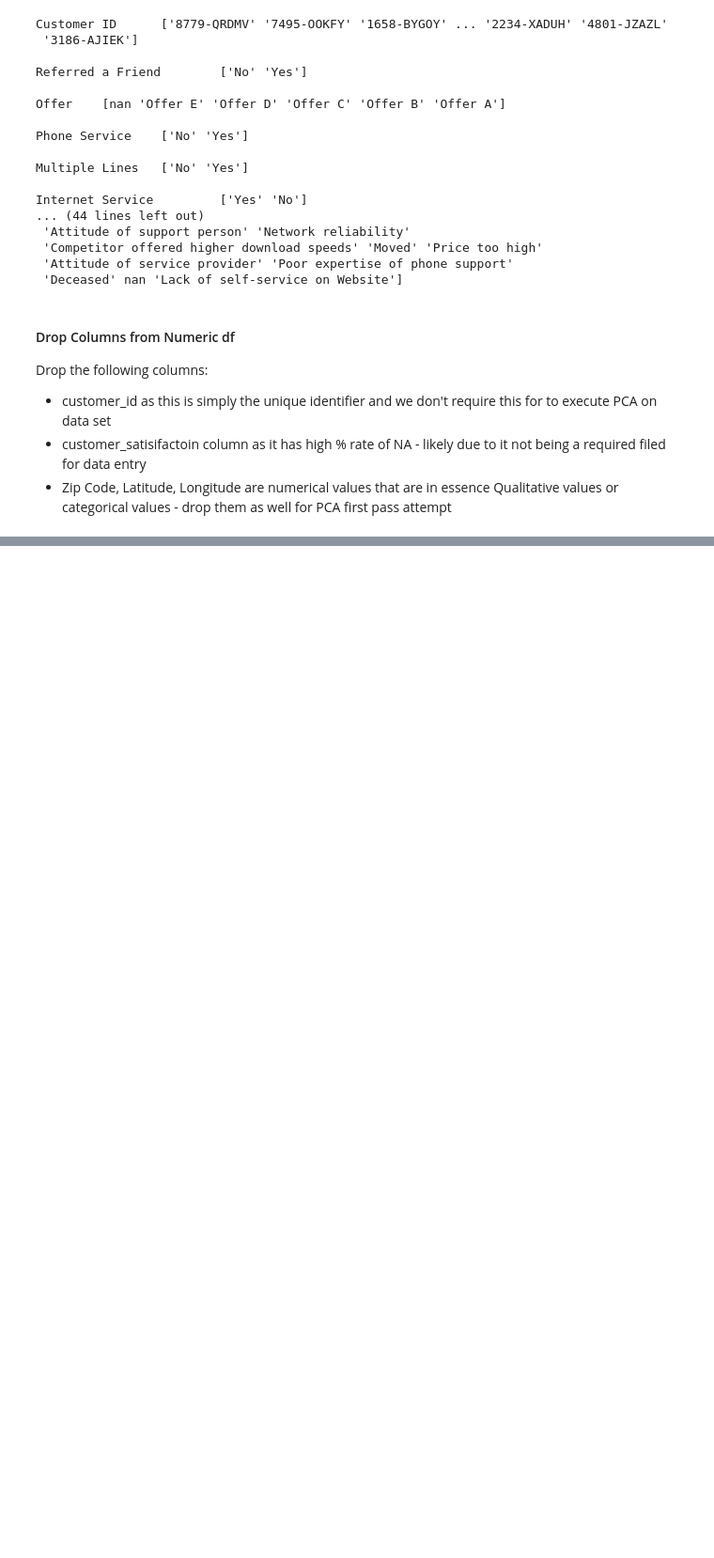
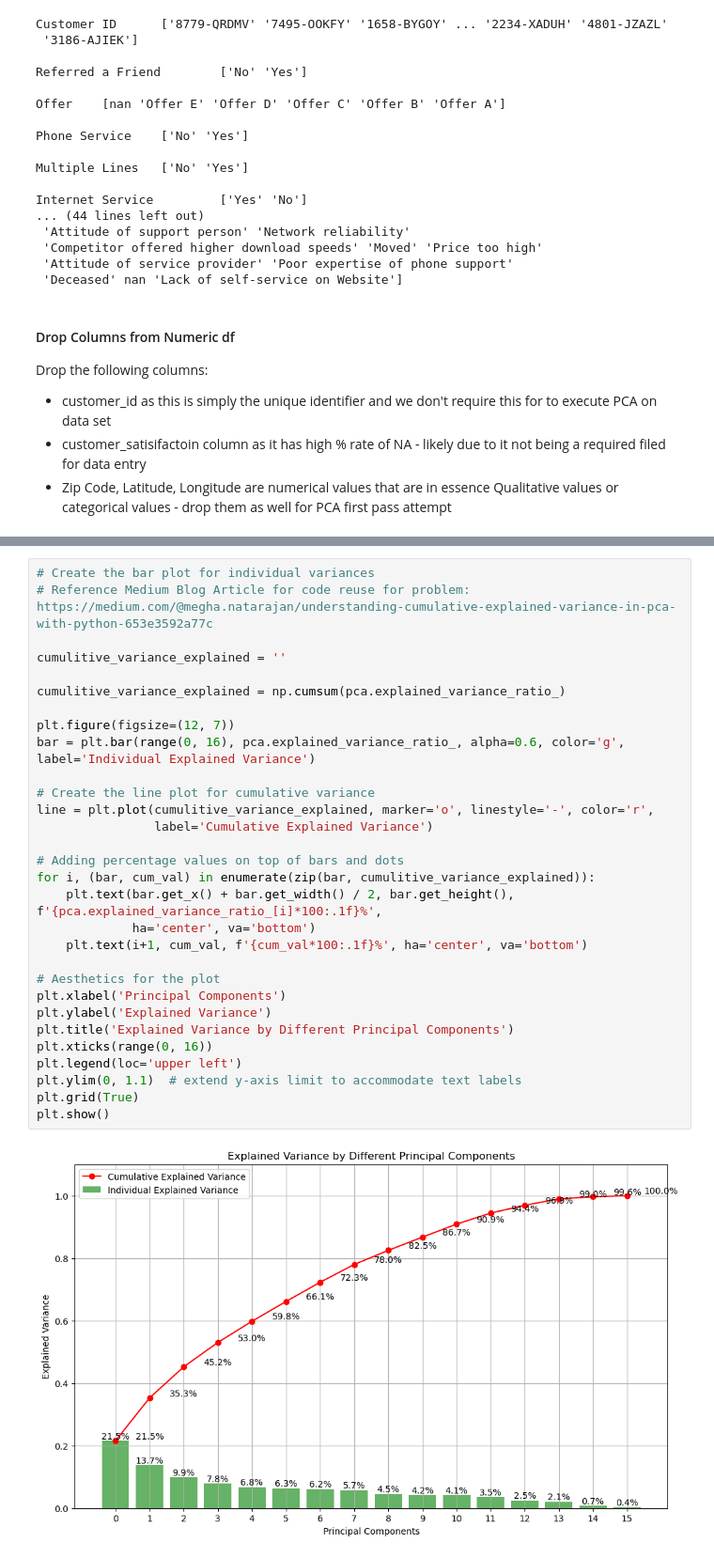
Before and after one commit to kesavan2017/ucbe-AIML-tryit-exercise-62, a Jupyter notebook: tryit_6.2.ipynb, the cells around one changed output, grey strips where cells are left out. Shown: that part at 94% size. Drawn from its saved outputs; the diff is of its cells as text; blank space fills up the shorter version.

```diff
--- a/tryit_6.2.ipynb
+++ b/tryit_6.2.ipynb
@@ -207,0 +270,32 @@ memory usage: 880.5 KB
+# %%
+# Create the bar plot for individual variances
+# Reference Medium Blog Article for code reuse for problem: https://medium.com/@megha.natarajan/understanding-cumulative-explained-variance-in-pca-with-python-653e3592a77c
+
+cumulitive_variance_explained = ''
+
+cumulitive_variance_explained = np.cumsum(pca.explained_variance_ratio_)
+
+plt.figure(figsize=(12, 7))
+bar = plt.bar(range(0, 16), pca.explained_variance_ratio_, alpha=0.6, color='g', label='Individual Explained Variance')
+
+# Create the line plot for cumulative variance
+line = plt.plot(cumulitive_variance_explained, marker='o', linestyle='-', color='r',
+                label='Cumulative Explained Variance')
+
+# Adding percentage values on top of bars and dots
+for i, (bar, cum_val) in enumerate(zip(bar, cumulitive_variance_explained)):
+    plt.text(bar.get_x() + bar.get_width() / 2, bar.get_height(), f'{pca.explained_variance_ratio_[i]*100:.1f}%',
+             ha='center', va='bottom')
+    plt.text(i+1, cum_val, f'{cum_val*100:.1f}%', ha='center', va='bottom')
+
+# Aesthetics for the plot
+plt.xlabel('Principal Components')
+plt.ylabel('Explained Variance')
+plt.title('Explained Variance by Different Principal Components')
+plt.xticks(range(0, 16))
+plt.legend(loc='upper left')
+plt.ylim(0, 1.1)  # extend y-axis limit to accommodate text labels
+plt.grid(True)
+plt.show()
+# %% [output]
+[figure, added]
```
Also changed, not shown: parts of 10 cells of this notebook.
